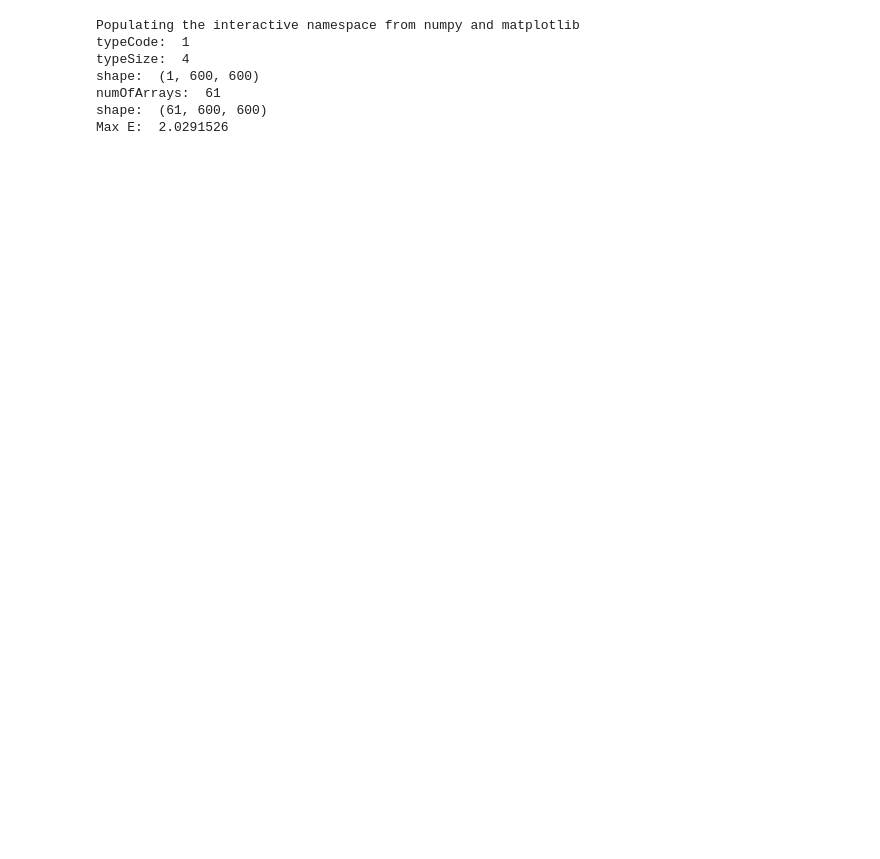
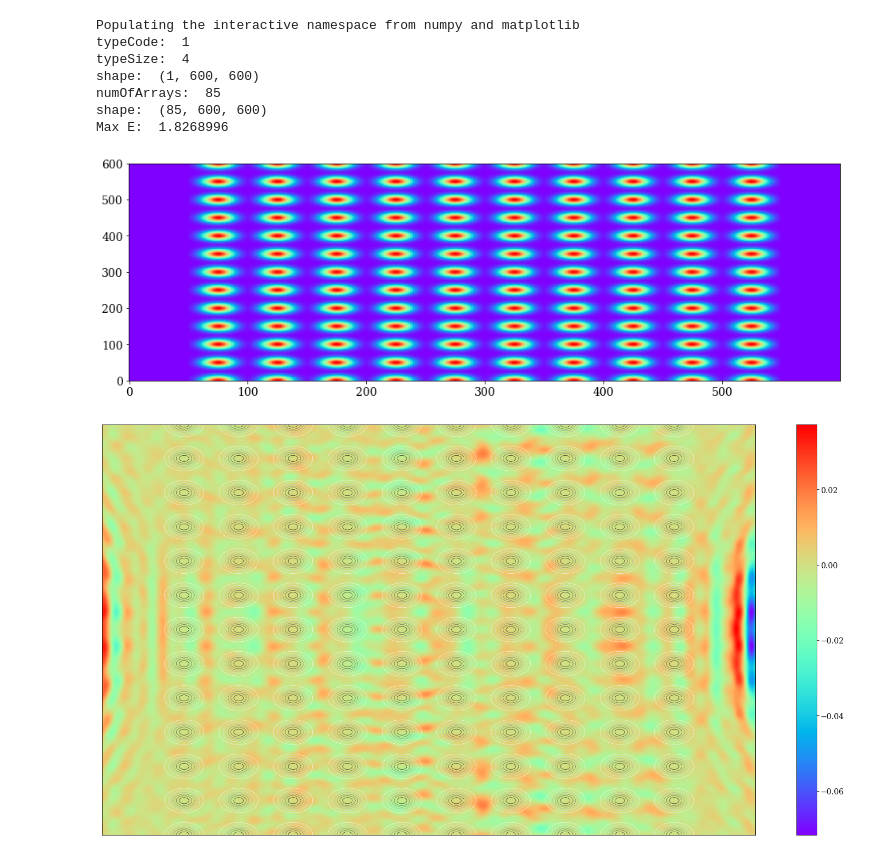
Before and after one commit to nimachm81/YEEFDTD, a Jupyter notebook: build/visualisation/Periodic Gaussian Plasma - large truncated lattice - time switch.ipynb, the cells around one changed output. Saved outputs shown, nothing was run; the diff lists cells and outputs as text; code cells hidden in the pictures; blank space fills up the shorter version.

```diff
--- a/build/visualisation/Periodic Gaussian Plasma - large truncated lattice - time switch.ipynb
+++ b/build/visualisation/Periodic Gaussian Plasma - large truncated lattice - time switch.ipynb
@@ -10,7 +10,7 @@ from ReadBinary import *
 font = {'family' : 'serif', 'weight' : 'normal', 'size' : 14}
 matplotlib.rc('font', **font)
 
-fileSuffix = "-rot=0-theta=0-fp=4-gamma=1-pitch=124-fwhmToPitch=0.435483873-swithTime=0.100000001-res=50"
+fileSuffix = "-rot=0-fp=2-gamma=1-pitch=124-fwhmToPitch=0.435483873-swithTime=0.100000001-res=50"
 folder = "../data/LargePeriodicLattice-GaussianPlasma-TimeSwitched/"
 
 filename_E = folder+"E-x{}.data".format(fileSuffix)
@@ -34,39 +34,41 @@ print("Max E: ", np.max(np.abs(E)))
 plt.imshow(np.real(Wp2[-1, :,:]), cmap="rainbow", origin='lower', aspect='auto')
 plt.show()
 
-animate = False
+animate = True
 save_animation = False
 
 if animate:
     def animate_E(n):
         plt.clf()
         fig = plt.imshow(np.real(E[n, :,:]), cmap="rainbow", origin='lower', aspect='auto')
         plt.colorbar()
-        plt.contour(np.real(Wp2[n, :,:]), cmap="Greys", linewidths=0.5, levels = 20)
+        plt.contour(np.real(Wp2[n, :,:]), cmap="Greys", linewidths=0.5)
         plt.xticks([])
         plt.yticks([])
         plt.pause(0.05)
 
         return fig
 
     if not save_animation:
         plt.ion()
         plt.figure(figsize=(7,6*(shape[0]/shape[1])))
 
         for n in range(E.shape[0]):
             animate_E(n)
     else:
         fig = plt.figure(figsize=(7,6*(shape[0]/shape[1])))
         anim = animation.FuncAnimation(fig, animate_E, frames=E.shape[0], interval=1, repeat=False)
         anim.save(folder + 'Efield-anim.mp4', writer="ffmpeg", fps=15, dpi=200)
 # %% [output]
 Populating the interactive namespace from numpy and matplotlib
 typeCode:  1
 typeSize:  4
 shape:  (1, 600, 600)
-numOfArrays:  61
-shape:  (61, 600, 600)
-Max E:  2.0291526
+numOfArrays:  85
+shape:  (85, 600, 600)
+Max E:  1.8268996
+[figure, added]
+[figure, added]
 # %%
 %pylab inline
 
```
Also changed, not shown: parts of 4 cells of this notebook, 32 other files.
